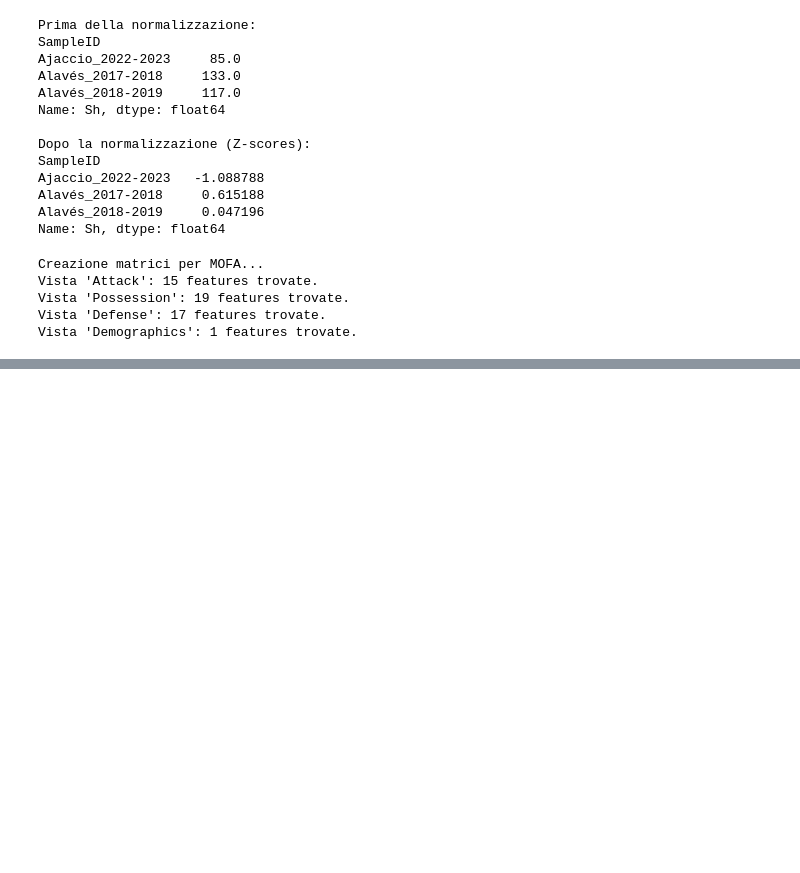
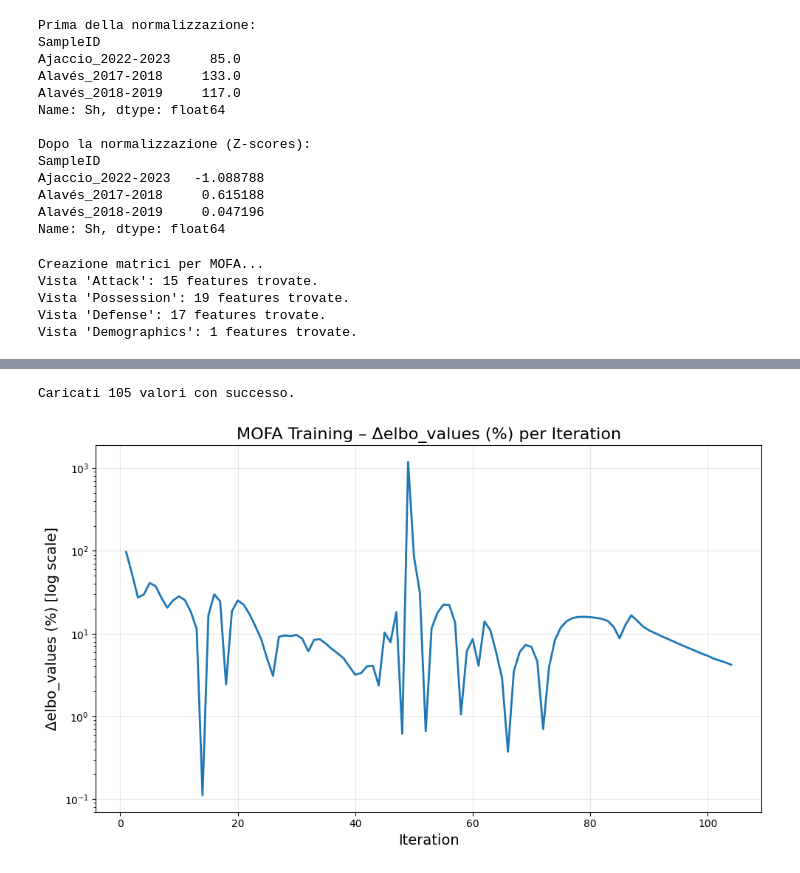
Before and after one commit to fgare/Scientific-visualization-project, a Jupyter notebook: SciVis-scripts.ipynb, the cells around one changed output, grey strips where cells are left out. Saved outputs shown, nothing was run; the diff lists cells and outputs as text; code cells hidden in the pictures; blank space fills up the shorter version.

Commit message:
Aggiunto grafico valori ELBO

```diff
--- a/SciVis-scripts.ipynb
+++ b/SciVis-scripts.ipynb
@@ -360,0 +361,47 @@ plt.show()
+# %%
+# GRAFICO DELTA elbo_values
+
+# carico i valori di elbo_values
+# dal file in una lista
+filepath = Path.cwd().joinpath('elbo_values.txt')
+
+try:
+    with open(filepath, 'r') as f:
+        elbo_values = [float(riga.strip()) for riga in f if riga.strip()]
+
+    print(f"Caricati {len(elbo_values)} valori con successo.")
+    # print("Primi 5 valori:", elbo_values
+    #[:5])
+except FileNotFoundError:
+    print(f"Errore: Il file '{filepath}' non è stato trovato.")
+except ValueError as e:
+    print(f"Errore di conversione: Il file contiene dati non numerici. Dettagli: {e}")
+
+iterations = list(range(len(elbo_values)))
+delta_pct = [0]
+
+for i in range(1, len(elbo_values)):
+    pct = abs(elbo_values[i] - elbo_values[i-1]) / abs(elbo_values[i-1]) * 100
+    delta_pct.append(pct)
+
+def moving_average(data, window_size=50):
+    return np.convolve(data, np.ones(window_size)/window_size, mode='valid')
+
+delta_pct_smooth = moving_average(delta_pct, window_size=50)
+
+fig = plt.figure(figsize=(10, 6))
+fig.patch.set_facecolor('white')
+plt.plot(iterations[1:], delta_pct[1:], linewidth=2)
+
+plt.yscale("log")  # log scale makes convergence visible clearly
+
+plt.title("MOFA Training – Δelbo_values (%) per Iteration", fontsize=16)
+plt.xlabel("Iteration", fontsize=14)
+plt.ylabel("Δelbo_values (%) [log scale]", fontsize=14)
+
+plt.grid(alpha=0.3)
+plt.tight_layout()
+plt.show()
+# %% [output]
+Caricati 105 valori con successo.
+[figure, added]
```
Also changed, not shown: parts of 5 cells of this notebook, 4 other files.
